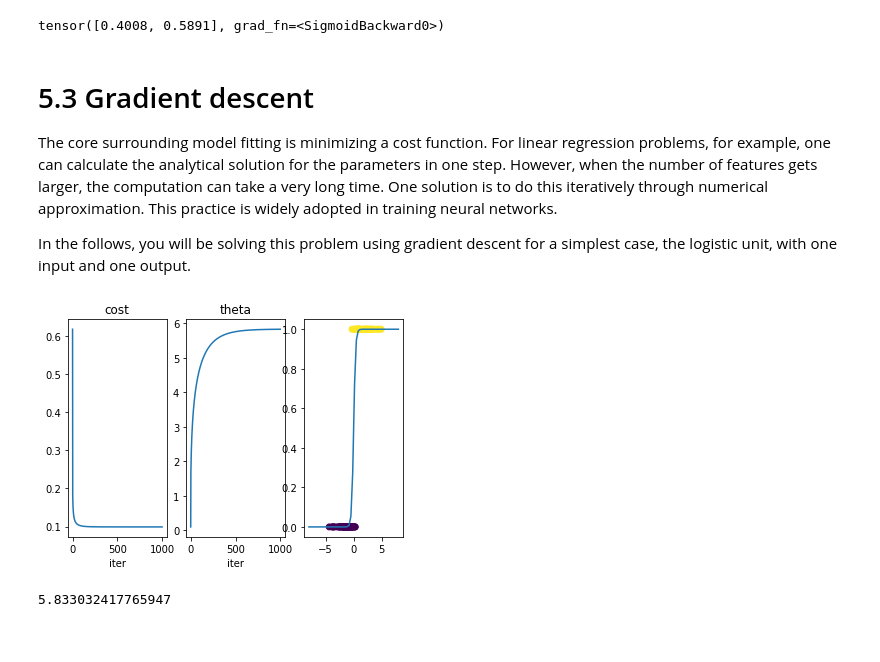
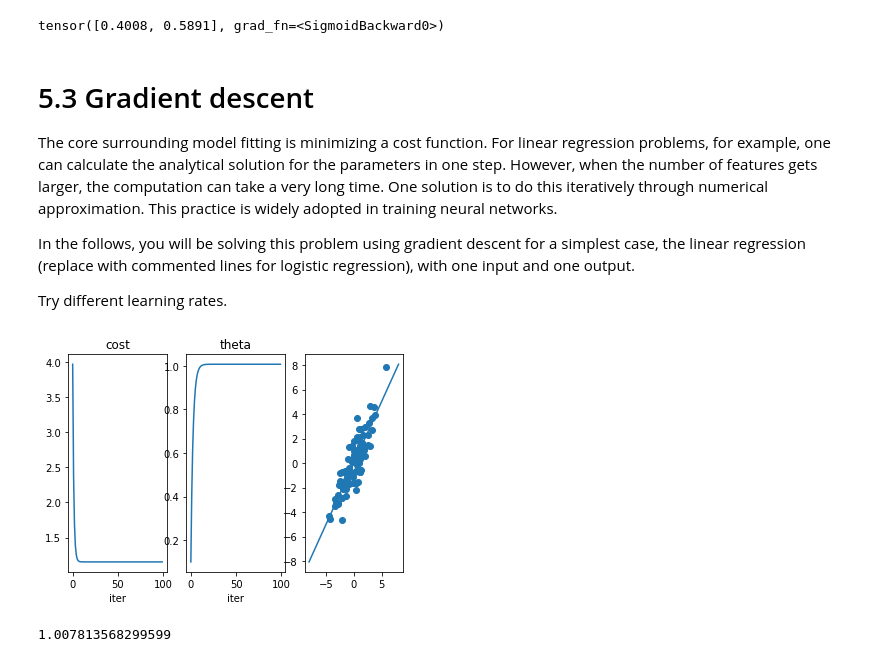
Before and after one commit to yisiszhang/AdvancedPython, a Jupyter notebook: colab/Lecture5.ipynb, the cells around one changed output. Cells and saved outputs as stored; diff of their text form; code cells hidden in the pictures.

```diff
--- a/colab/Lecture5.ipynb
+++ b/colab/Lecture5.ipynb
@@ -239,67 +239,77 @@ tensor([0.4008, 0.5891], grad_fn=<SigmoidBackward0>)
 # 5.3 Gradient descent
 The core surrounding model fitting is minimizing a cost function. For linear regression problems, for example, one can calculate the analytical solution for the parameters in one step. However, when the number of features gets larger, the computation can take a very long time. One solution is to do this iteratively through numerical approximation. This practice is widely adopted in training neural networks.
 
-In the follows, you will be solving this problem using gradient descent for a simplest case, the logistic unit, with one input and one output.
+In the follows, you will be solving this problem using gradient descent for a simplest case, the linear regression (replace with commented lines for logistic regression), with one input and one output.
+
+Try different learning rates.
 # %%
-# define the sigmoid function
-def sigmoid(x):
-  return 1/(1+np.exp(-x))
+## define the sigmoid function
+#def sigmoid(x):
+#  return 1/(1+np.exp(-x))
 
 # define the cost function for logistic regression
 def cost(h, y):
   # h and y are arrays
   m = len(y)
-  return -(np.dot(np.log(h), y) + np.dot(np.log(1-h), (1-y)))/m
+  #return -(np.dot(np.log(h), y) + np.dot(np.log(1-h), (1-y)))/m
+  return np.sum((h - y)**2)/m
 
 # define the gradient (assuming the bias term is 0 and theta is a scalar)
 def grad(x,y,theta):
-  return np.dot(x, (sigmoid(theta*x)-y))/len(y)
+  #return np.dot(x, (sigmoid(theta*x)-y))/len(y)
+  return np.dot(x, ((theta*x)-y))/len(y)
 # %%
 # create a random array with positive labeled 1 and negative labeled 0 with noise
 x = np.random.normal(0,2,100)
-y = (x+np.random.normal(0,0.2,100))>0
+#y = (x+np.random.normal(0,0.2,100))>0
+theta_true = 1.0;
+y = theta_true * x + np.random.normal(0,1,100)
 
 # initial guess of theta
 theta = 0.1
 
 # learning rate
-alpha = 2
+alpha = .1
 
 # number of iterations
-iter = 1000
+iter = 100
 
 # allocate cost function
 J = np.zeros((iter,))
 
 # save the updated theta for each iteration
 thetas = np.zeros((iter,))
 
 for i in range(iter):
   thetas[i] = theta
-  h = sigmoid(theta*x)
+  #h = sigmoid(theta*x)
+  h = theta*x
   J[i] = cost(h,y)
   dJ = grad(x,y,theta)
   theta = theta - alpha * dJ
 
 plt.subplot(1,3,1)
 plt.plot(np.arange(iter), J)
 plt.title('cost')
 plt.xlabel('iter')
 
 plt.subplot(1,3,2)
 plt.plot(np.arange(iter), thetas)
 plt.title('theta')
 plt.xlabel('iter')
 
 plt.subplot(1,3,3)
 xplot = np.linspace(-8,8,num=50)
-plt.plot(xplot, sigmoid(thetas[-1]*xplot))
-plt.scatter(x,y,c=y)
+#plt.plot(xplot, sigmoid(thetas[-1]*xplot))
+plt.plot(xplot, thetas[-1]*xplot)
+#plt.scatter(x,y,c=y)
+plt.scatter(x,y)
 
 
 plt.show()
 
+# compare with true value of theta
 print(thetas[-1])
 # %% [output]
-[figure, old version]
+[figure, new version]
-5.833032417765947
+1.007813568299599
```
Also changed, not shown: parts of 12 cells of this notebook.
